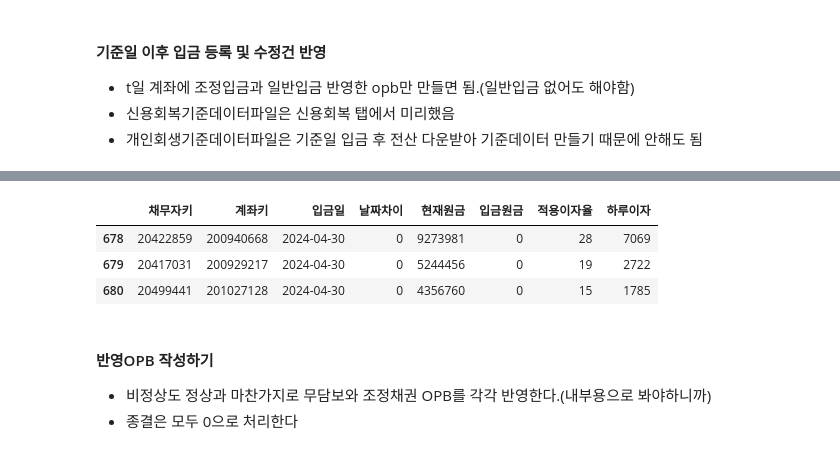
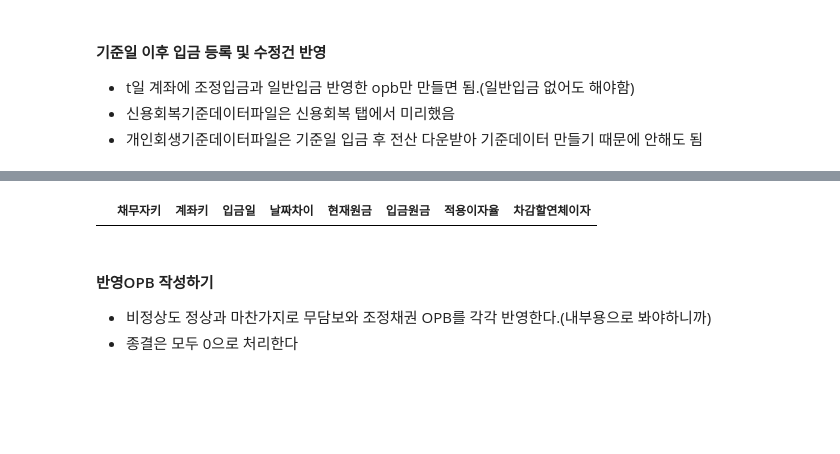
Before and after one commit to jbmyou/python_work, a Jupyter notebook: fileNaming/자산정리/전산_자산정리_통합.ipynb, the cells around one changed output, grey strips where cells are left out. Drawn from its saved outputs; the diff is of its cells as text; code cells hidden in the pictures; blank space fills up the shorter version.

```diff
--- a/fileNaming/자산정리/전산_자산정리_통합.ipynb
+++ b/fileNaming/자산정리/전산_자산정리_통합.ipynb
@@ -61,7 +65,7 @@ deposit_dtype = {'채무자키':str, '입금키':str, '계좌키':str, '계좌
 # %%
 ##################################
 company = "솔림"      # 솔림 or 대성
-basedate = "240430"
+basedate = "240528"
 ##################################
 wd = join(r"D:\3.자산\전산 dataset", company)
 comp_closing = {
@@ -75,6 +79,7 @@ comp_closing = {
     "면책" : r"면책|면탈",
     "불가" : r"추심제외|상각|포기|파산(?!(\(기각\)|\s누락))|사망(?!\(상속승인\))|폐업|청산종결|패소", # 상각, 제외, 포기는 이미 보증인까지 고려한 결과일 수 있음 # 담당자 누락제외는 채무상태에 적용하면 안 됨.(계좌의 메모를 봐야함)
     "공채권" : r"공채권"
+    # 이민, 말소, 실종은 정상으로
     }
 
 원데이터파일명 = {"개회차주" : "2."+ company +"_개인회생_원데이터_차주"+basedate,
@@ -84,9 +89,9 @@ comp_closing = {
                 "전체" : "2."+ company +"_전체_원데이터_"+basedate}
 # %%
 ###################                                                                             # 개회의 겨우 계좌키 분리 파일로 읽을 것!
-ext = ".xlsx"  ##########################
-files = ("채무자조회새창_20240430_1642", "계좌조회새창_20240430_1656", "보증인새창_20240430_1657", "개인회생새창_20240502_1320_진행중_계좌키분리_기준데이터",
-        "240430_신용회복_기준데이터_솔림", "법조치조회새창_20240430_1659", "입금조회새창_20240503_1058")
+ext = ".pkl"  ##########################
+files = ("채무자조회새창_20240528_1722", "계좌조회새창_20240528_1725", "보증인새창_20240528_1729", "개인회생새창_20240529_0950_진행중_계좌키분리_기준데이터",
+        "240528_신용회복_기준데이터_약식병합_솔림", "법조치조회새창_20240528_1731", "입금조회새창_20240529_1625")
 ###################
 # %%
 # 파일 읽기
@@ -719,25 +724,24 @@ display(후일입금.query('입금구분 != "신용회복" and 입금구분 != "
 # %%
+# 차감할연체이자 계산용
 def 날짜차이(입금일:str, 기준일:str) :
     date_format = "%Y-%m-%d"
     """ 문자열 타입의 두 날짜 사이의 날짜차이 리턴 """
     date1 = datetime.strptime(입금일, date_format)
     date2 = datetime.strptime(기준일, date_format)
     return (date2 - date1).days # .days : 정수값 얻기위해
 
 # 1년 365일 / 366일?
 totalday = (pd.to_datetime(f'{"20" + basedate[0:2]}-12-31') - pd.to_datetime(f'{"20" + basedate[0:2]}-01-01')).days + 1
 totalday
 
 후일입금["날짜차이"] = 후일입금["입금일"].apply(날짜차이, 기준일=기준일)
-후일입금["하루이자"] = (후일입금["현재원금"] - 후일입금["입금원금"]) * 후일입금["적용이자율"] / (100*totalday)
-후일입금["하루이자"] = 후일입금["하루이자"].astype(int) # 소수점이하 버리기
-# 샘플 3개 행 확인
-후일입금[["채무자키", "계좌키", "입금일", "날짜차이", "현재원금", "입금원금", "적용이자율", "하루이자"]].head(3)
+# 입금원금분의 이자. 다건이든 단건이든 이걸 계좌연체이자에서 빼주면 됨
+후일입금["차감할연체이자"] = (후일입금["입금원금"] * 후일입금["적용이자율"] / 100 * totalday) * 후일입금["날짜차이"]
+후일입금["차감할연체이자"] = 후일입금["차감할연체이자"].astype(int) # 소수점이하 버리기
+# 연체이자 계산할 것 확인
+후일입금.query('차감할연체이자 > 0')[["채무자키", "계좌키", "입금일", "날짜차이", "현재원금", "입금원금", "적용이자율", "차감할연체이자"]]
 # %% [output]
-|  | 채무자키 | 계좌키 | 입금일 | 날짜차이 | 현재원금 | 입금원금 | 적용이자율 | 하루이자 |
-| 678 | 20422859 | 200940668 | 2024-04-30 | 0 | 9273981 | 0 | 28 | 7069 |
-| 679 | 20417031 | 200929217 | 2024-04-30 | 0 | 5244456 | 0 | 19 | 2722 |
-| 680 | 20499441 | 201027128 | 2024-04-30 | 0 | 4356760 | 0 | 15 | 1785 |
+|  | 채무자키 | 계좌키 | 입금일 | 날짜차이 | 현재원금 | 입금원금 | 적용이자율 | 차감할연체이자 |
 # %%
 # 원데이터 현재원금, 현재법비용, OPB, 현재미수이자, 현재연체이자, 현재합계, 회수합계, 시효완성일, 시효사유 수정
 for i, v in tqdm(후일입금.iterrows(), total=len(후일입금)) :
```
Also changed, not shown: parts of 16 cells of this notebook, 7 other files.
